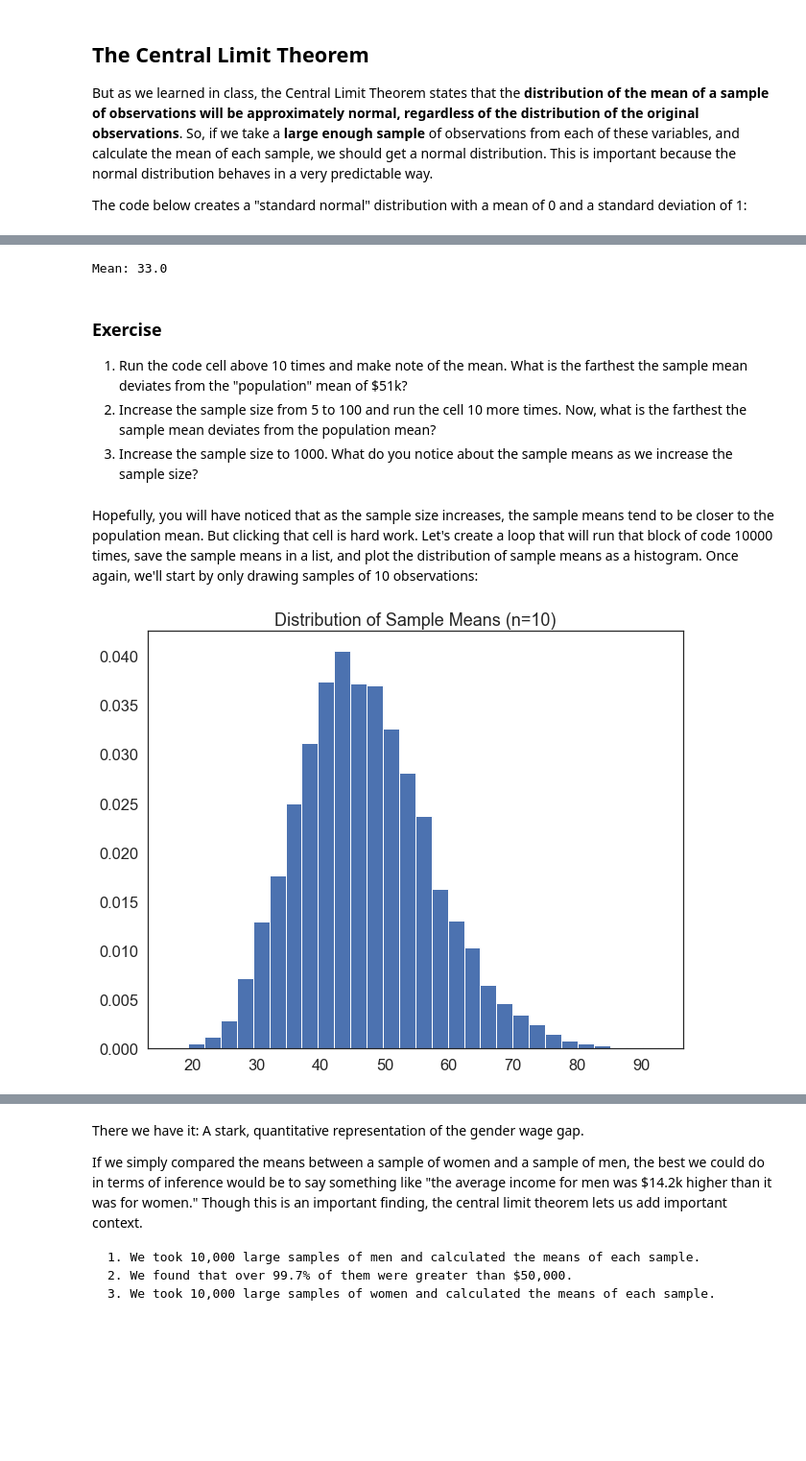
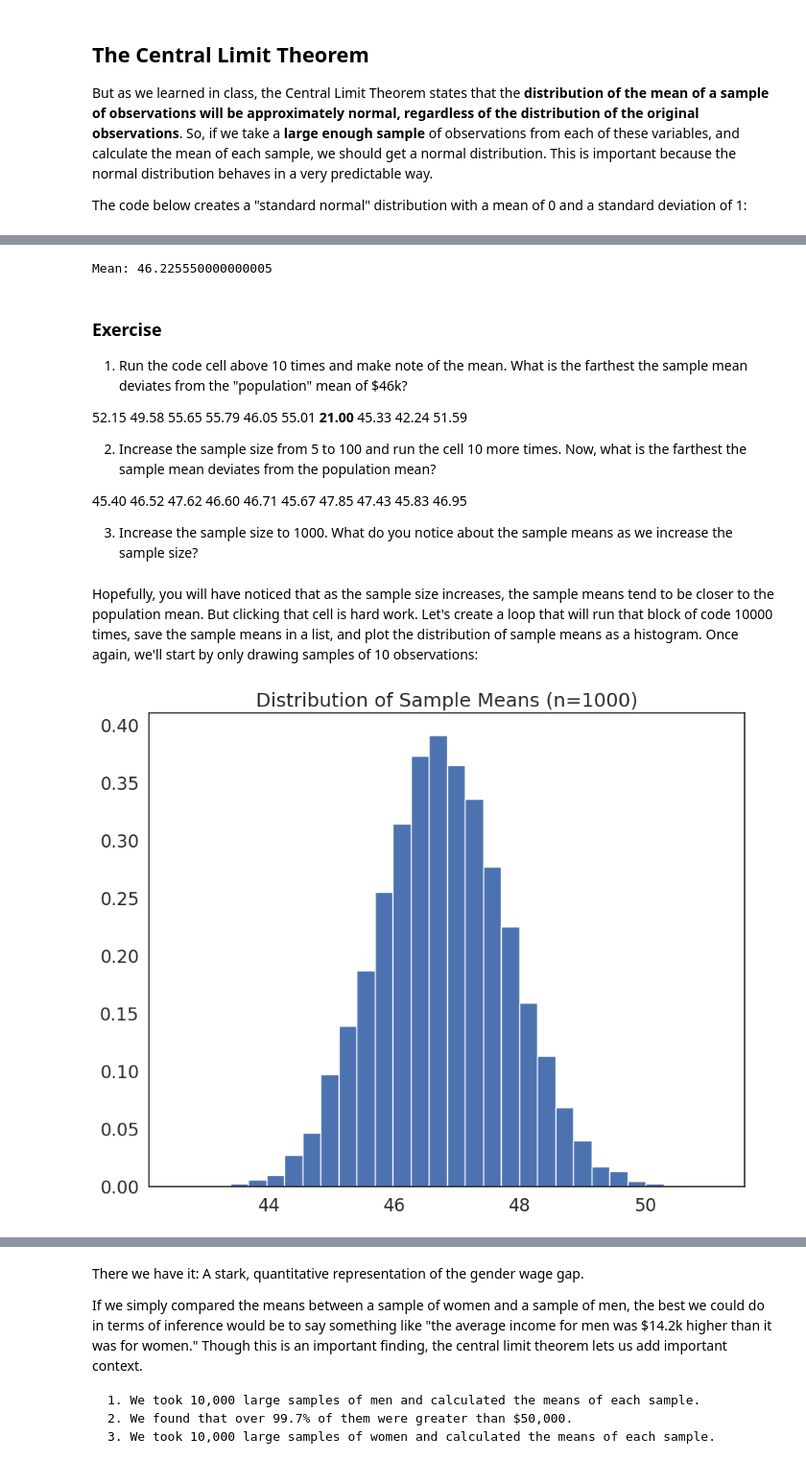
Before and after one commit to awenroberts/QM2, a Jupyter notebook: Copy_of_W5_Distributions_and_Basic_Statistics.ipynb, the cells around one changed output, grey strips where cells are left out. Shown at 96% size. Saved outputs shown, nothing was run; the diff lists cells and outputs as text; code cells hidden in the pictures; blank space fills up the shorter version.

```diff
--- a/Copy_of_W5_Distributions_and_Basic_Statistics.ipynb
+++ b/Copy_of_W5_Distributions_and_Basic_Statistics.ipynb
@@ -170,6 +206,9 @@ Name: race, dtype: int64
 what other variables are categorical? Convert them to categorical and describe. What is the most common occupation in this dataset?
 # %%
 # convert the variables to categorical and describe
+
+df['sex']=df['sex'].astype('category')
+df['union']=df['union'].astype('category')
 # %% [markdown]
 These statistics are useful, but suppose we want detailed counts of the number of individuals in each category; For this, we can use the `groupby` function, with the `.size()` operator which simply counts the number of rows in each category.
 # %%
@@ -352,35 +427,59 @@ To illustrate how this works, for the rest of this workshop we're going to prete
 
 We can use the `sample` function to take a random sample of observations from a distribution. We'll take a sample of 5 observations from the income variable and use the `mean` function to calculate the mean of this sample.
 # %%
-income_sample = df['income'].sample(5, replace=True) # take a random sample of 10 observations from the income variable
+income_sample = df['income'].sample(100, replace=True) # take a random sample of 10 observations from the income variable
 income_sample_mean=income_sample.mean() # calculate the mean of the sample
 print("Mean: " + str(income_sample_mean)) # print the sample mean
 # %% [output]
-Mean: 33.0
+Mean: 46.225550000000005
 # %% [markdown]
 ### Exercise
 
-1. Run the code cell above 10 times and make note of the mean. What is the farthest the sample mean deviates from the "population" mean of $51k?
+1. Run the code cell above 10 times and make note of the mean. What is the farthest the sample mean deviates from the "population" mean of $46k?
+
+52.15
+49.58
+55.65
+55.79
+46.05
+55.01
+**21.00**
+45.33
+42.24
+51.59
+
 2. Increase the sample size from 5 to 100 and run the cell 10 more times. Now, what is the farthest the sample mean deviates from the population mean?
+
+45.40
+46.52
+47.62
+46.60
+46.71
+45.67
+47.85
+47.43
+45.83
+46.95
+
 3. Increase the sample size to 1000. What do you notice about the sample means as we increase the sample size?
 # %% [markdown]
 Hopefully, you will have noticed that as the sample size increases, the sample means tend to be closer to the population mean. But clicking that cell is hard work. Let's create a loop that will run that block of code 10000 times, save the sample means in a list, and plot the distribution of sample means as a histogram. Once again, we'll start by only drawing samples of 10 observations:
 # %%
 #create an empty list to store sample means
 sample_means=[]
 
-sample_size=10
+sample_size=1000
 # loop 10,000 times.
 for i in range(0,10000):
     sample= df['income'].sample(sample_size, replace=True) # draw a sample of 10 observations from the income variable, with replacement
     sample_mean=sample.mean() # calculate the mean of the sample
     sample_means.append(sample_mean) # append the sample mean to the list of sample means
 
 plt.hist(sample_means, bins=30, edgecolor='white', density=True) # plot a histogram of the sample means
 plt.title('Distribution of Sample Means (n={})'.format(sample_size)) # add a title
 plt.show()
 # %% [output]
-[figure, old version]
+[figure, new version]
 # %% [markdown]
 ### Exercise
 
```
Also changed, not shown: parts of 33 cells of this notebook.
